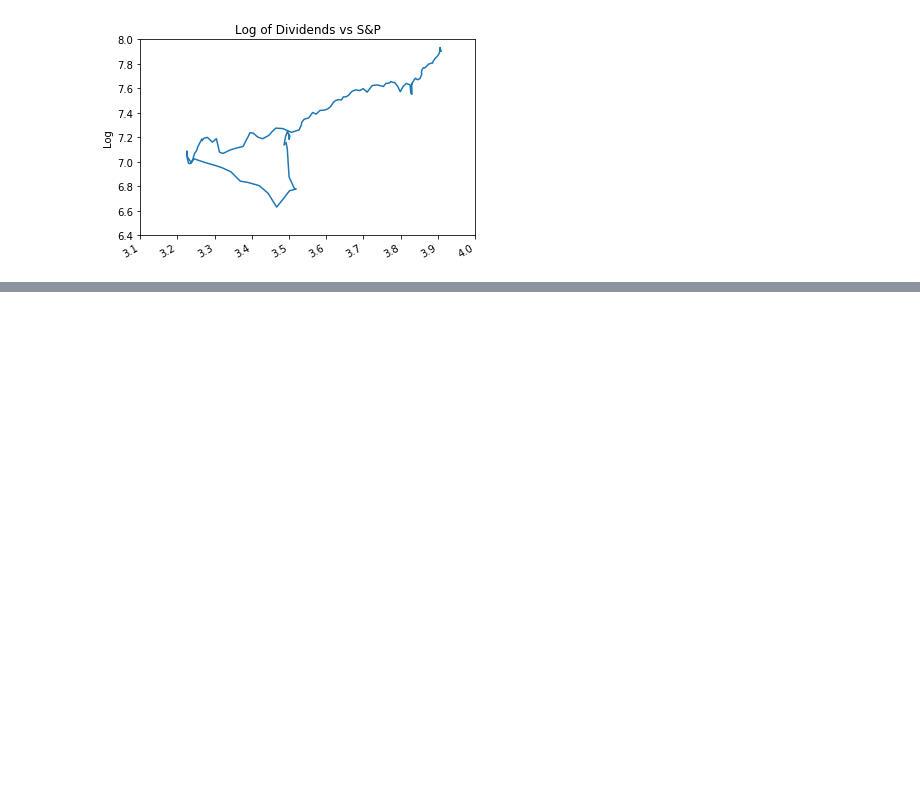
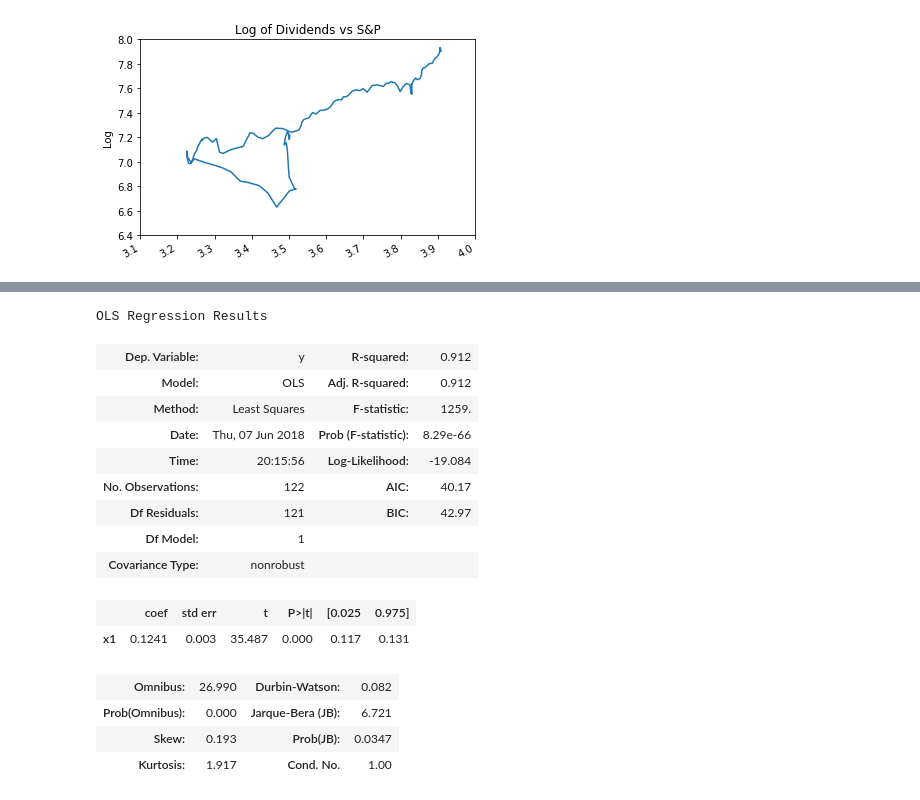
Before and after one commit to benlusamba/nutilities, a Jupyter notebook: market.ipynb, the cells around one changed output, grey strips where cells are left out. Drawn from its saved outputs; the diff is of its cells as text; code cells hidden in the pictures; blank space fills up the shorter version.

```diff
--- a/market.ipynb
+++ b/market.ipynb
@@ -172,3 +180,25 @@ OLS Regression Results
 | Prob(Omnibus): | 0.119 | Jarque-Bera (JB): | 2.833 |
 | Skew: | 0.197 | Prob(JB): | 0.243 |
 | Kurtosis: | 2.365 | Cond. No. | 1.00 |
+# %%
+#Logistic Regression of market/rates
+model = sm.OLS(i_l,stk).fit()
+predictions = model.predict(stk)
+model.summary()
+# %% [output]
+OLS Regression Results
+| Dep. Variable: | y | R-squared: | 0.912 |
+| Model: | OLS | Adj. R-squared: | 0.912 |
+| Method: | Least Squares | F-statistic: | 1259. |
+| Date: | Thu, 07 Jun 2018 | Prob (F-statistic): | 8.29e-66 |
+| Time: | 20:15:56 | Log-Likelihood: | -19.084 |
+| No. Observations: | 122 | AIC: | 40.17 |
+| Df Residuals: | 121 | BIC: | 42.97 |
+| Df Model: | 1 |  |  |
+| Covariance Type: | nonrobust |  |  |
+|  | coef | std err | t | P>|t| | [0.025 | 0.975] |
+| x1 | 0.1241 | 0.003 | 35.487 | 0.000 | 0.117 | 0.131 |
+| Omnibus: | 26.990 | Durbin-Watson: | 0.082 |
+| Prob(Omnibus): | 0.000 | Jarque-Bera (JB): | 6.721 |
+| Skew: | 0.193 | Prob(JB): | 0.0347 |
+| Kurtosis: | 1.917 | Cond. No. | 1.00 |
```
Also changed, not shown: parts of 5 cells of this notebook.
